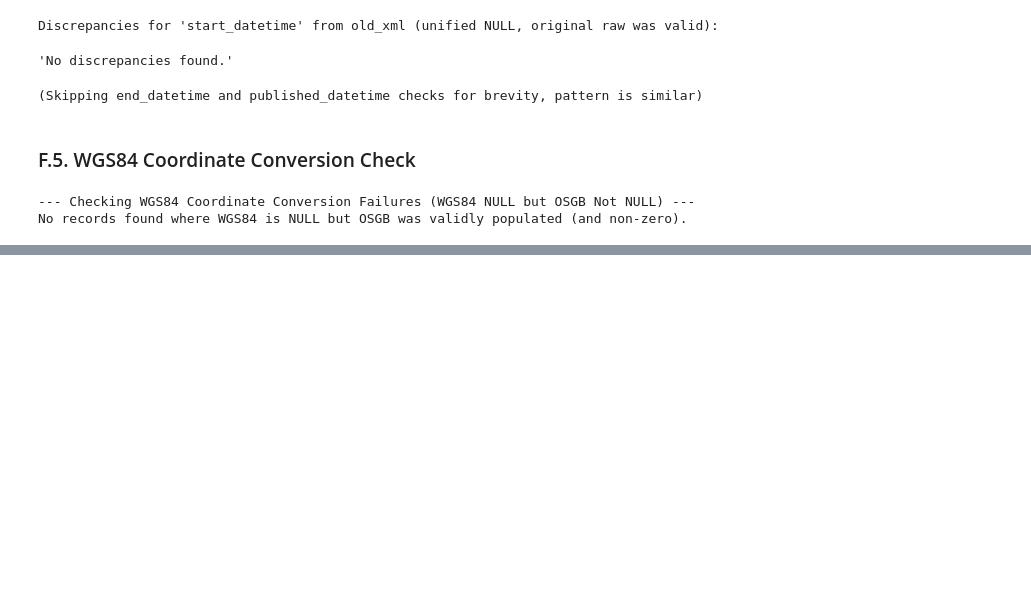
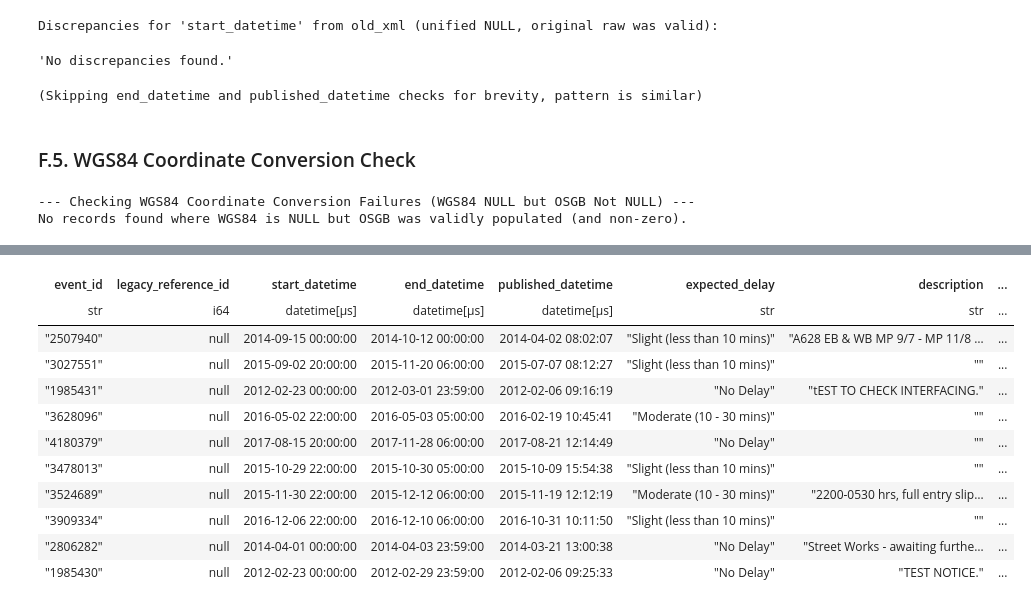
Before and after one commit to FlorisRX/UK_roadworks_XML_pipeline, a Jupyter notebook: XML-SQL_loader.ipynb, the cells around one changed output, grey strips where cells are left out. Cells and saved outputs as stored; diff of their text form; code cells hidden in the pictures; blank space fills up the shorter version.

```diff
--- a/XML-SQL_loader.ipynb
+++ b/XML-SQL_loader.ipynb
@@ -731,0 +1003,83 @@ No records found where WGS84 is NULL but OSGB was validly populated (and non-zer
+# %%
+print(f"\n--- H.1 Identifying Placeholder Values in Deduplicated Table ---")
+
+# Define common placeholders (lowercase for case-insensitive comparison)
+PLACEHOLDER_STRINGS = ["", "none", "n/a", "null", "unknown", "na", "nill", "nil"]
+PLACEHOLDERS_SQL_LIST_STR = f"({', '.join([f'{pl!r}' for pl in PLACEHOLDER_STRINGS])})"
+
+# Columns to check for placeholders (typically VARCHAR columns that are not IDs or controlled values)
+# Based on the unified table schema
+columns_to_check_for_placeholders = [
+    'expected_delay',
+    'description',
+    'closure_type',
+    'status',
+    'road_names',
+    'location_detail',
+    'local_authority',
+    'traffic_management_type',
+    'event_id'
+]
+
+# Dynamically build the WHERE clause conditions
+conditions = []
+for col in columns_to_check_for_placeholders:
+    # Define placeholders for the current column for SQL query
+    placeholders_for_sql_col = list(PLACEHOLDER_STRINGS) # Make a mutable copy
+    if col == 'traffic_management_type':
+        if "none" in placeholders_for_sql_col:
+            placeholders_for_sql_col.remove("none") # For 'traffic_management_type', exclude "none"
+
+    # Create SQL list string for the current column's placeholders
+    # Ensure the list is not empty before creating the string
+    if placeholders_for_sql_col:
+        current_placeholders_sql_list_str = f"({', '.join([f'{pl!r}' for pl in placeholders_for_sql_col])})"
+        conditions.append(f'(lower(trim("{col}")) IN {current_placeholders_sql_list_str})')
+
+if not conditions:
+    print("No columns specified to check for placeholders or all placeholder lists became empty for SQL query.")
+else:
+    where_clause = " OR ".join(conditions)
+
+    placeholder_query = f"""
+        SELECT *
+        FROM "{DEDUPLICATED_TABLE_NAME}"
+        WHERE {where_clause};
+    """
+
+    print(f"Querying for rows with placeholders in columns: {', '.join(columns_to_check_for_placeholders)}")
+    # print(f"Using query: {placeholder_query}") # For debugging the query
+
+    df_rows_with_placeholders = run_query_df(con, placeholder_query)
+
+    if df_rows_with_placeholders is not None:
+        if not df_rows_with_placeholders.is_empty():
+            print(f"\nFound {df_rows_with_placeholders.height} row(s) in '{DEDUPLICATED_TABLE_NAME}' containing placeholder values:")
+            display(df_rows_with_placeholders.head(10))
+
+            print("\nSummary of placeholders found per column (for the retrieved sample):")
+            summary_data = []
+            for col_to_check in columns_to_check_for_placeholders:
+                if col_to_check in df_rows_with_placeholders.columns:
+                    # Determine which placeholder list to use for Polars filtering
+                    current_polars_placeholders = list(PLACEHOLDER_STRINGS) # Make a mutable copy
+                    if col_to_check == 'traffic_management_type':
+                        # For 'traffic_management_type', exclude "none" from Polars check
+                        if "none" in current_polars_placeholders:
+                            current_polars_placeholders.remove("none")
+
+                    # Filter only if there are placeholders to check for this column
+                    if current_polars_placeholders:
+                        placeholder_count_in_col = df_rows_with_placeholders.filter(
+                            pl.col(col_to_check).str.to_lowercase().str.strip_chars().is_in(current_polars_placeholders)
+                        ).height
+                        if placeholder_count_in_col > 0:
+                            summary_data.append({"Column": col_to_check, "Rows with Placeholder in Sample": placeholder_count_in_col})
+            if summary_data:
+                display(pl.DataFrame(summary_data))
+
+        else:
+            print(f"No rows found in '{DEDUPLICATED_TABLE_NAME}' with the specified placeholder values in the checked columns (considering exclusions).")
+    else:
+        print(f"Could not execute query to find rows with placeholders in '{DEDUPLICATED_TABLE_NAME}'.")
+# %% [output]
@@ -731,0 +1091,12 @@ No records found where WGS84 is NULL but OSGB was validly populated (and non-zer
+| event_id | legacy_reference_id | start_datetime | end_datetime | published_datetime | expected_delay | description | ... |
+| str | i64 | datetime[μs] | datetime[μs] | datetime[μs] | str | str | ... |
+| "2507940" | null | 2014-09-15 00:00:00 | 2014-10-12 00:00:00 | 2014-04-02 08:02:07 | "Slight (less than 10 mins)" | "A628 EB & WB MP 9/7 - MP 11/8 … | ... |
+| "3027551" | null | 2015-09-02 20:00:00 | 2015-11-20 06:00:00 | 2015-07-07 08:12:27 | "Slight (less than 10 mins)" | "" | ... |
+| "1985431" | null | 2012-02-23 00:00:00 | 2012-03-01 23:59:00 | 2012-02-06 09:16:19 | "No Delay" | "tEST TO CHECK INTERFACING." | ... |
+| "3628096" | null | 2016-05-02 22:00:00 | 2016-05-03 05:00:00 | 2016-02-19 10:45:41 | "Moderate (10 - 30 mins)" | "" | ... |
+| "4180379" | null | 2017-08-15 20:00:00 | 2017-11-28 06:00:00 | 2017-08-21 12:14:49 | "No Delay" | "" | ... |
+| "3478013" | null | 2015-10-29 22:00:00 | 2015-10-30 05:00:00 | 2015-10-09 15:54:38 | "Slight (less than 10 mins)" | "" | ... |
+| "3524689" | null | 2015-11-30 22:00:00 | 2015-12-12 06:00:00 | 2015-11-19 12:12:19 | "Moderate (10 - 30 mins)" | "2200-0530 hrs, full entry slip… | ... |
+| "3909334" | null | 2016-12-06 22:00:00 | 2016-12-10 06:00:00 | 2016-10-31 10:11:50 | "Slight (less than 10 mins)" | "" | ... |
+| "2806282" | null | 2014-04-01 00:00:00 | 2014-04-03 23:59:00 | 2014-03-21 13:00:38 | "No Delay" | "Street Works - awaiting furthe… | ... |
+| "1985430" | null | 2012-02-23 00:00:00 | 2012-02-29 23:59:00 | 2012-02-06 09:25:33 | "No Delay" | "TEST NOTICE." | ... |
```
Also changed, not shown: parts of 19 cells of this notebook.
